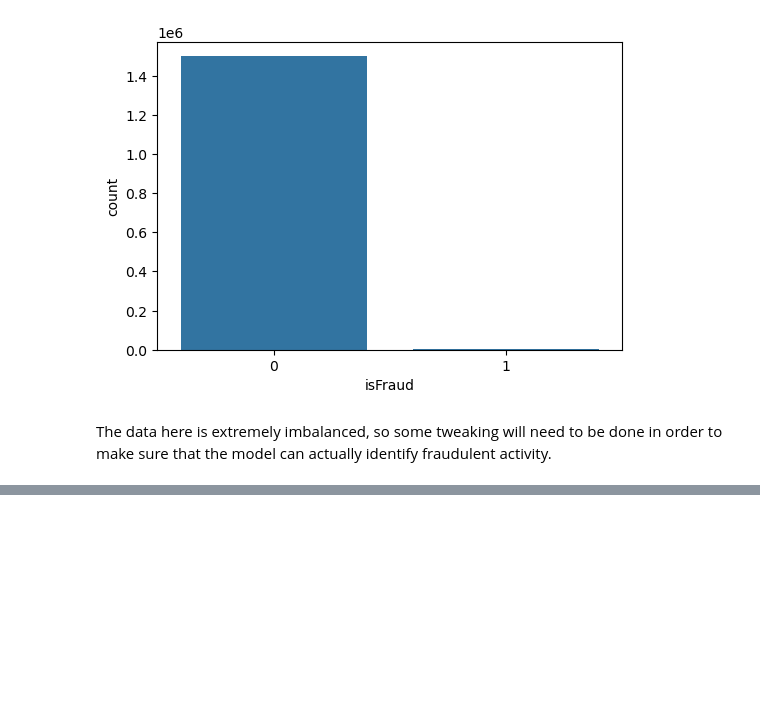
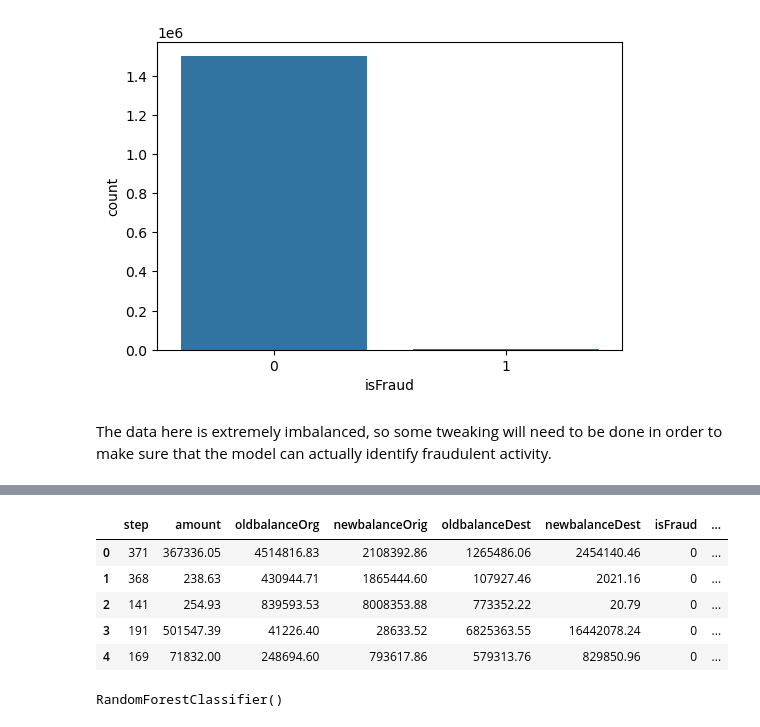
Before and after one commit to WHooper03/Fraud-Detection, a Jupyter notebook: fraud_detection.ipynb, the cells around one changed output, grey strips where cells are left out. Drawn from its saved outputs; the diff is of its cells as text; code cells hidden in the pictures; blank space fills up the shorter version.

```diff
--- a/fraud_detection.ipynb
+++ b/fraud_detection.ipynb
@@ -80,0 +191,17 @@ The data here is extremely imbalanced, so some tweaking will need to be done in
+# %%
+ohetransform = ohe.fit_transform(df[['type']])
+# %%
+df = data.drop(columns=['nameOrig','nameDest'])
+# %%
+df = pd.concat([df, ohetransform], axis=1)
+# %%
+df = df.drop(columns=['type'])
+# %%
+df.head()
+# %% [output]
+|  | step | amount | oldbalanceOrg | newbalanceOrig | oldbalanceDest | newbalanceDest | isFraud | ... |
+| 0 | 371 | 367336.05 | 4514816.83 | 2108392.86 | 1265486.06 | 2454140.46 | 0 | ... |
+| 1 | 368 | 238.63 | 430944.71 | 1865444.60 | 107927.46 | 2021.16 | 0 | ... |
+| 2 | 141 | 254.93 | 839593.53 | 8008353.88 | 773352.22 | 20.79 | 0 | ... |
+| 3 | 191 | 501547.39 | 41226.40 | 28633.52 | 6825363.55 | 16442078.24 | 0 | ... |
+| 4 | 169 | 71832.00 | 248694.60 | 793617.86 | 579313.76 | 829850.96 | 0 | ... |
@@ -80,0 +215,4 @@ The data here is extremely imbalanced, so some tweaking will need to be done in
+# %%
+rf.fit(X_train, y_train)
+# %% [output]
+RandomForestClassifier()
```
Also changed, not shown: parts of 40 cells of this notebook.
